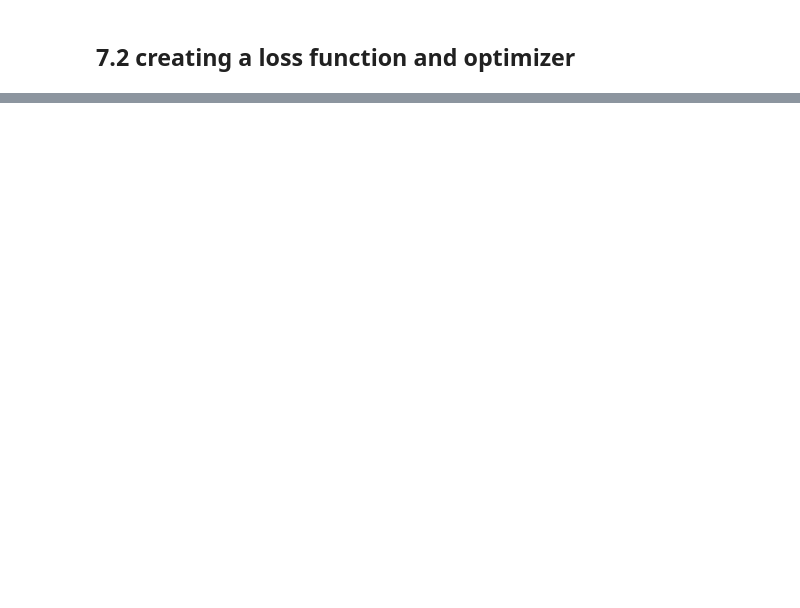
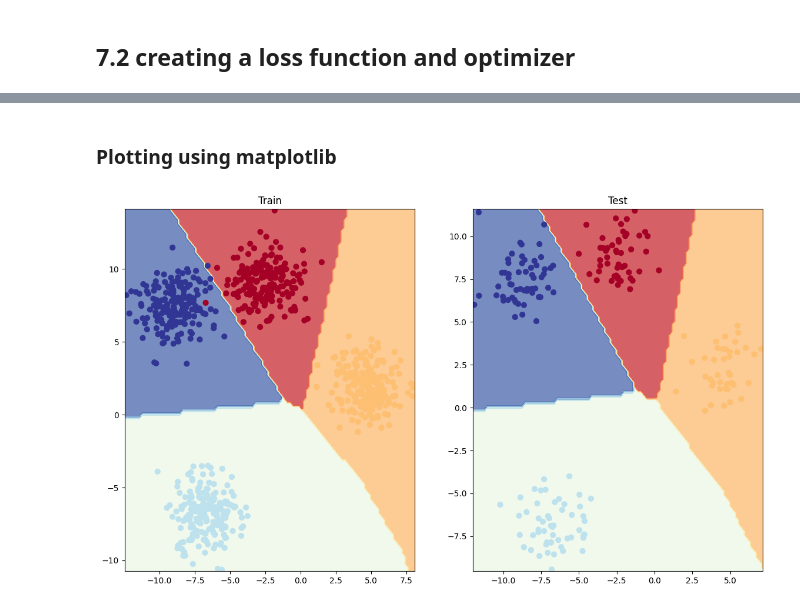
Before and after one commit to Naga-SDonepudi/PyTorch_HandsOn, a Jupyter notebook: Classification_of_Neural_Network.ipynb, the cells around one changed output, grey strips where cells are left out. Cells and saved outputs as stored; diff of their text form; code cells hidden in the pictures; blank space fills up the shorter version.

```diff
--- a/Classification_of_Neural_Network.ipynb
+++ b/Classification_of_Neural_Network.ipynb
@@ -809,7 +809,7 @@ X_blob, y_blob = make_blobs(n_samples=1000,
 
 ## Turning data to tensors
 X_blob = torch.from_numpy(X_blob).type(torch.float)
-y_blob = torch.from_numpy(y_blob).type(torch.float)
+y_blob = torch.from_numpy(y_blob).type(torch.long)
 
 ## Splitting to train and test
 X_blob_train, X_blob_test, y_blob_train, y_blob_test = train_test_split(X_blob,
@@ -897,0 +1053,16 @@ optimizer = torch.optim.SGD(params=model_4.parameters(),
+# %% [markdown]
+### Plotting using matplotlib
+# %%
+import matplotlib.pyplot as plt
+
+plt.figure(figsize=(14,8))
+
+plt.subplot(1, 2, 1)
+plt.title("Train")
+plot_decision_boundary(model_4, X_blob_train, y_blob_train)
+
+plt.subplot(1, 2, 2)
+plt.title("Test")
+plot_decision_boundary(model_4, X_blob_test, y_blob_test)
+# %% [output]
+[figure, added]
```
Also changed, not shown: parts of 13 cells of this notebook.
